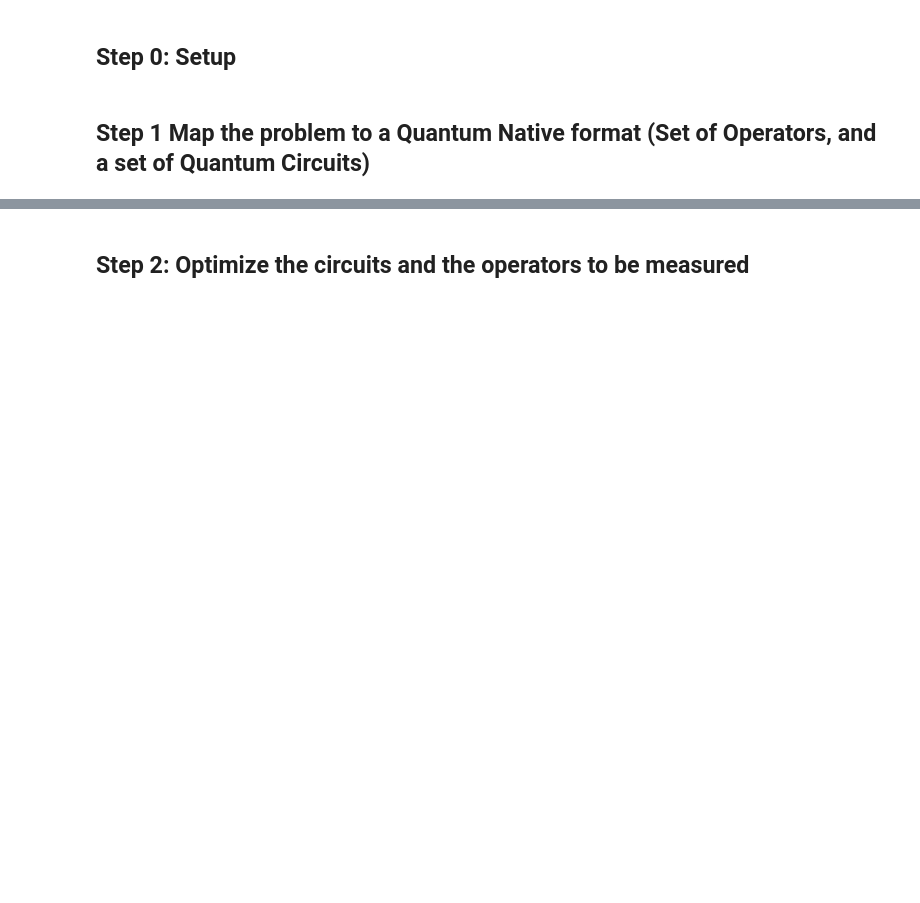
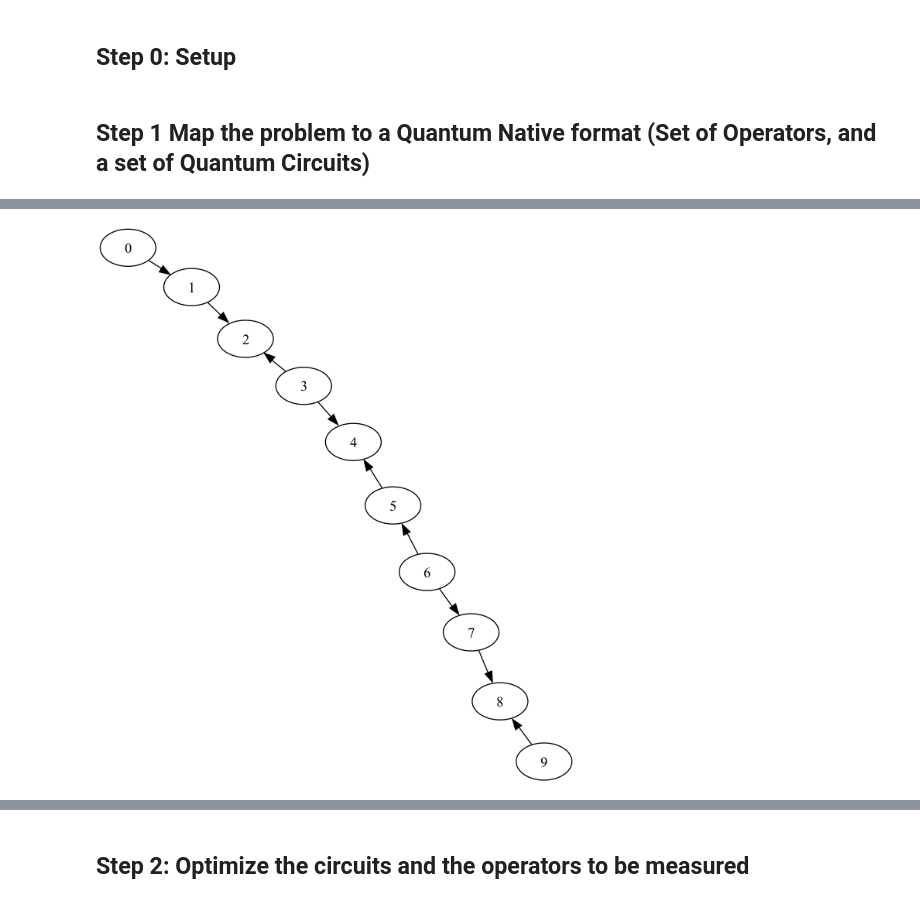
Before and after one commit to nonhermitian/jays-notebooks, a Jupyter notebook: applications/VQE_correctly.ipynb, the cells around one changed output, grey strips where cells are left out. Cells and saved outputs as stored; diff of their text form; code cells hidden in the pictures; blank space fills up the shorter version.

```diff
--- a/applications/VQE_correctly.ipynb
+++ b/applications/VQE_correctly.ipynb
@@ -26,0 +40,5 @@ else:
+# %%
+reduced_coupling=coupling.reduce(range(10))
+reduced_coupling.draw()
+# %% [output]
+[figure, added]
```
Also changed, not shown: parts of 16 cells of this notebook.
